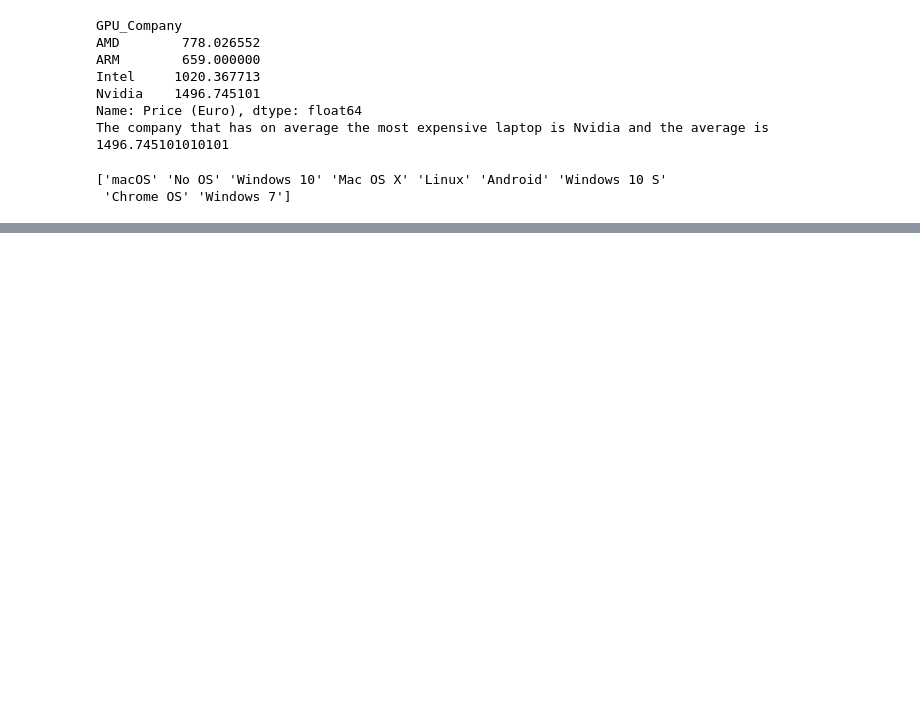
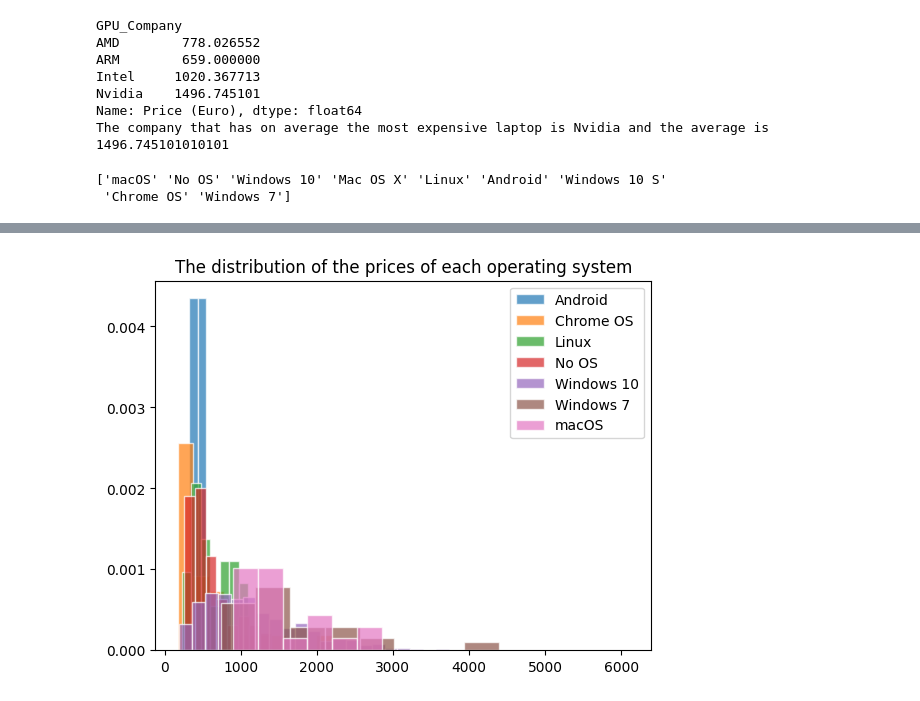
Before and after one commit to oredan23/laptop-analysis, a Jupyter notebook: mini_project_file_1.ipynb, the cells around one changed output, grey strips where cells are left out. Cells and saved outputs as stored; diff of their text form; code cells hidden in the pictures; blank space fills up the shorter version.

Commit message:
histograma of the grouped by the opsys prices

```diff
--- a/mini_project_file_1.ipynb
+++ b/mini_project_file_1.ipynb
@@ -58,0 +62,9 @@ df["uniform_OpSys"].unique() # finding the unique values
+# %%
+group_opsys=df.groupby("uniform_OpSys") #group by the opsys
+for opsys, group in group_opsys: # takes every opsys and it's data to creat each plot
+    plt.hist(group["Price (Euro)"], bins='auto', alpha=0.7, label=opsys, edgecolor="white", density=True) #creat histograma of the prices by using denstiy
+plt.legend() #create the legend
+plt.title('The distribution of the prices of each operating system')
+plt.show()
+# %% [output]
+[figure, added]
```
Also changed, not shown: parts of 1 cell of this notebook.
